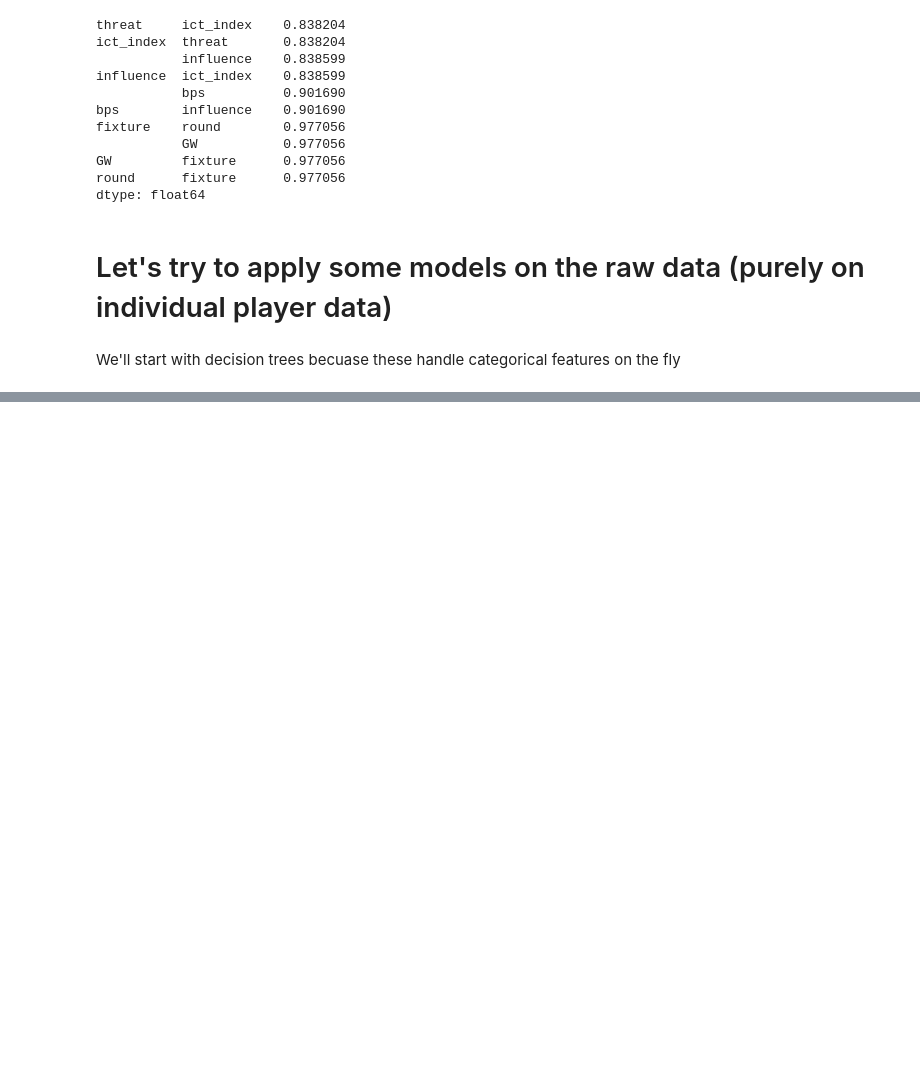
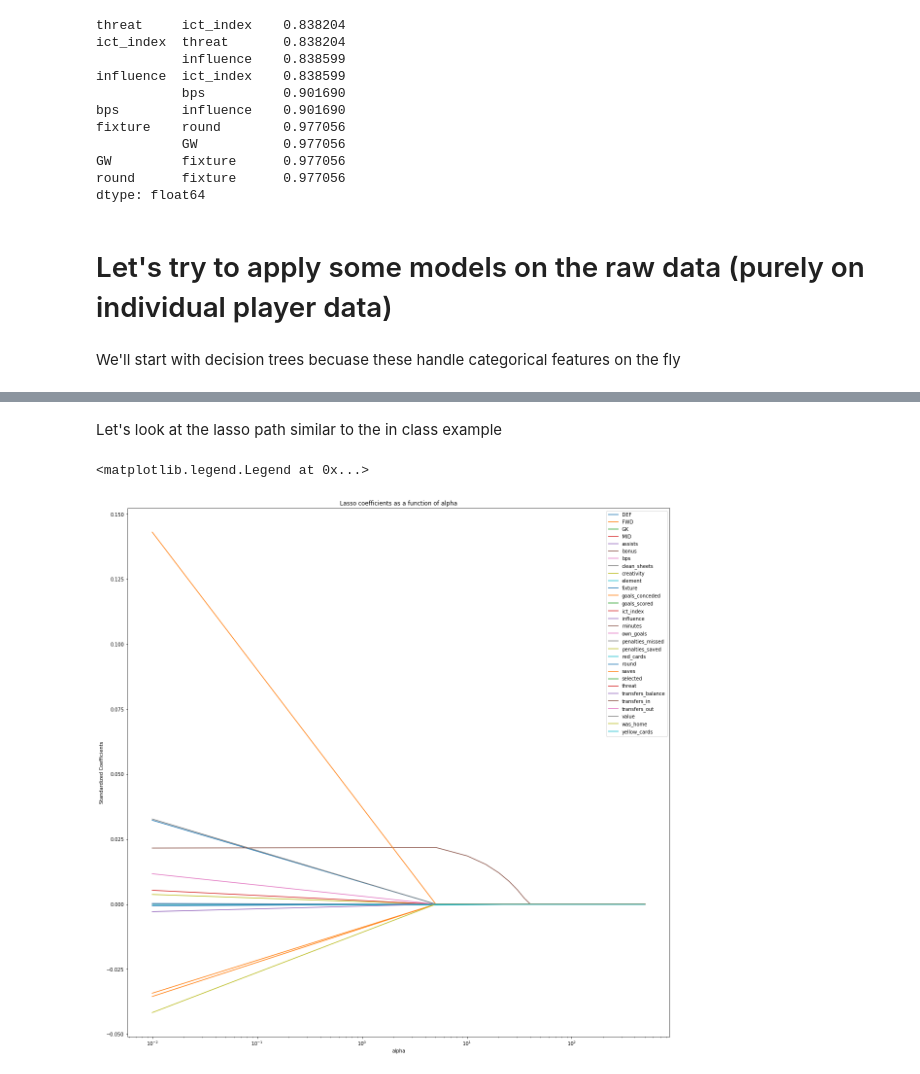
Before and after one commit to eklavyaj/FPL-Predictor, a Jupyter notebook: EDA-marvin.ipynb, the cells around one changed output, grey strips where cells are left out. Cells and saved outputs as stored; diff of their text form; code cells hidden in the pictures; blank space fills up the shorter version.

```diff
--- a/EDA-marvin.ipynb
+++ b/EDA-marvin.ipynb
@@ -252,0 +331,2 @@ plt.show()
+# %% [markdown]
+Let's look at the lasso path similar to the in class example
@@ -252,0 +337,26 @@ plt.show()
+# %%
+# Search coefficients as a function of alpha values
+
+alphas = np.linspace(0.01,500,100)
+lasso = Lasso(max_iter=10000)
+coefs = []
+
+for a in alphas:
+    lasso.set_params(alpha=a)
+    lasso.fit(preprocess.transform(df_x), df_y)
+    coefs.append(lasso.coef_)
+# %%
+# Plot the results (still needs to be cleaned up/formatted better)
+
+plt.figure(figsize=(20,20))
+ax = plt.gca()
+ax.plot(alphas, coefs)
+ax.set_xscale('log')
+plt.axis('tight')
+plt.xlabel('alpha')
+plt.ylabel('Standardized Coefficients')
+plt.title('Lasso coefficients as a function of alpha')
+plt.legend(feature_names)
+# %% [output]
+<matplotlib.legend.Legend at 0x...>
+[figure, added]
```
Also changed, not shown: parts of 14 cells of this notebook.
